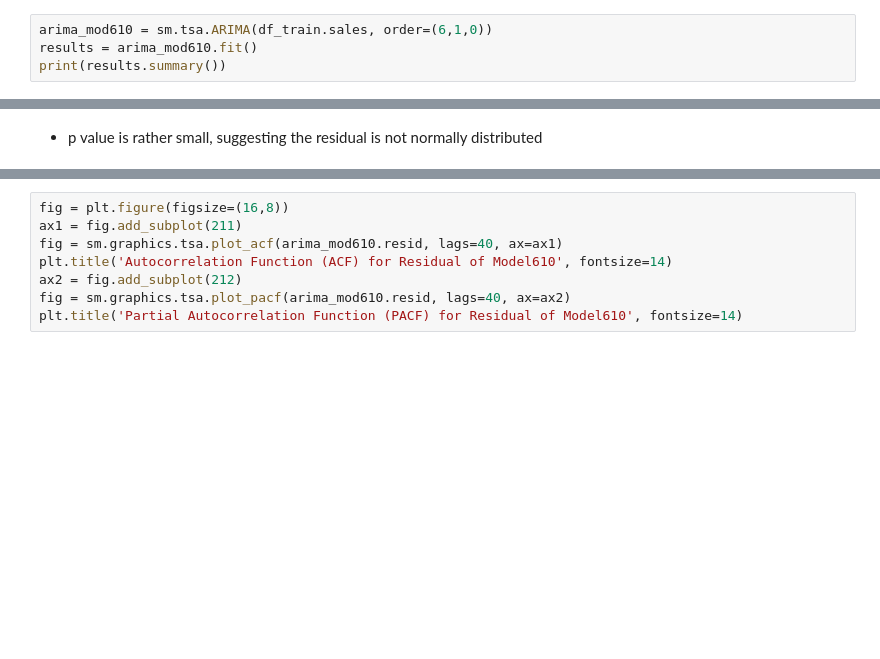
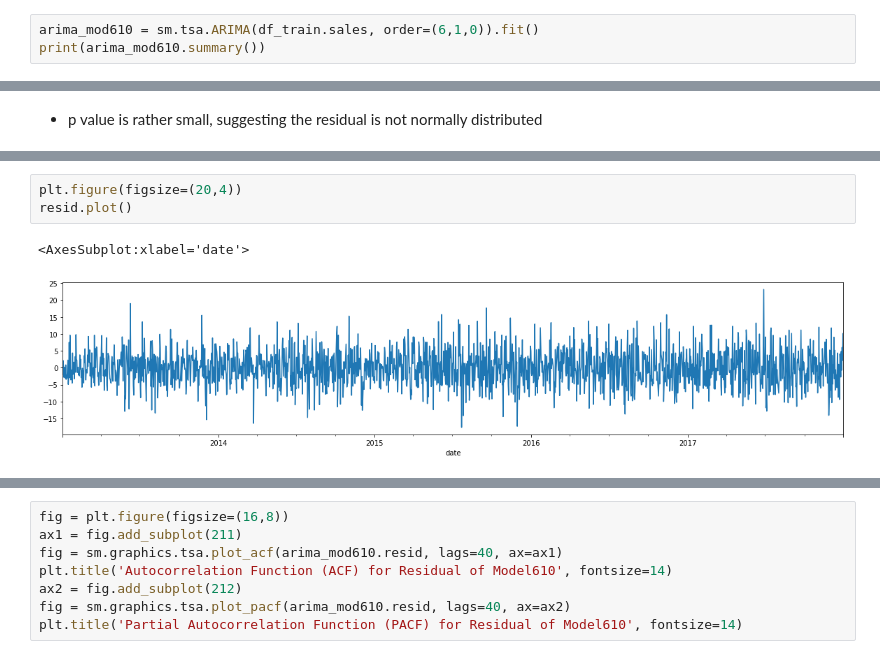
Before and after one commit to KaiFormosa/Sales_Demand_Forecast, a Jupyter notebook: Sales_Demand_Forecast.ipynb, the cells around one changed output, grey strips where cells are left out. Cells and saved outputs as stored; diff of their text form; blank space fills up the shorter version.

```diff
--- a/Sales_Demand_Forecast.ipynb
+++ b/Sales_Demand_Forecast.ipynb
@@ -257,7 +259,6 @@ Text(0.5, 1.0, 'Partial Autocorrelation Function (PACF) for Data with 1 Differen
 # %%
-arima_mod610 = sm.tsa.ARIMA(df_train.sales, order=(6,1,0))
-results = arima_mod610.fit()
-print(results.summary())
+arima_mod610 = sm.tsa.ARIMA(df_train.sales, order=(6,1,0)).fit()
+print(arima_mod610.summary())
 # %% [output]
                              ARIMA Model Results
 ==============================================================================
@@ -308,0 +294,6 @@ Text(0.5, 1.0, 'Residual Distribution')
+# %%
+plt.figure(figsize=(20,4))
+resid.plot()
+# %% [output]
+<AxesSubplot:xlabel='date'>
+[figure, added]
```
Also changed, not shown: parts of 35 cells of this notebook, 1 other file.
